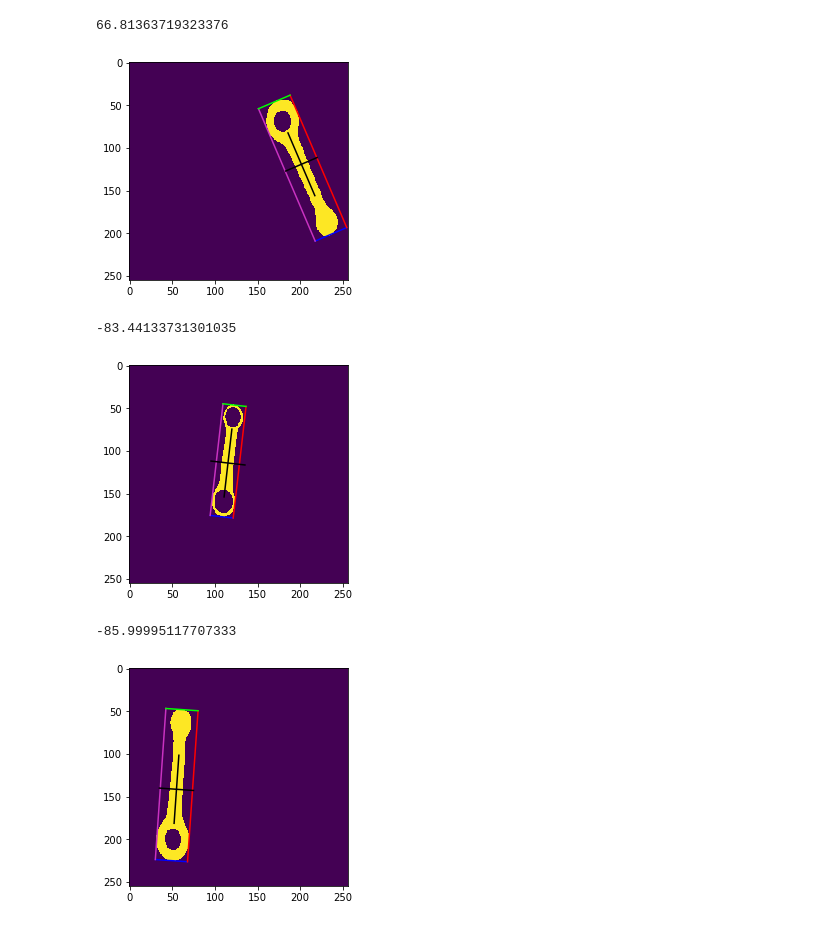
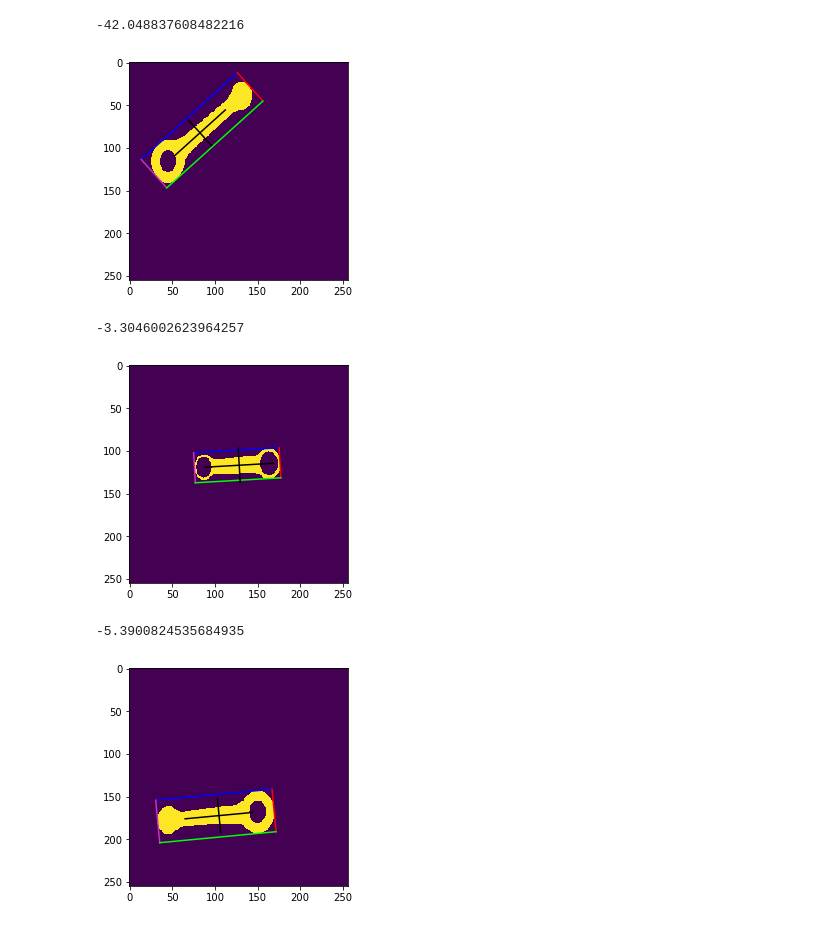
Before and after one commit to alomb/ComputerVisionAndImageProcessingProject, a Jupyter notebook: project/main.ipynb, the cells around one changed output. Drawn from its saved outputs; the diff is of its cells as text; code cells hidden in the pictures.

Commit message:
Fix some errors on contact point computation (centroid coordinates used to compute minor and major axes and order of execution). Computed length and width.

```diff
--- a/project/main.ipynb
+++ b/project/main.ipynb
@@ -15,7 +15,7 @@ task1_image_filenames = [
     "TESI31.BMP",
     "Tesi33.bmp"]
 # %%
-index = 1
+index = 2
 # %%
 image = cv2.imread("../data/" + task1_image_filenames[index], cv2.IMREAD_GRAYSCALE)
 plt.imshow(image)
@@ -100,24 +100,29 @@ def contact_points(data, major_equation, minor_equation):
     c2 = [0,0]
     c3 = [0,0]
     c4 = [0,0]
+
     for x in range(data.shape[0]):
         for y in range(data.shape[1]):
-            if data[x,y] != 0:
-                major_distance = (major_equation[0] * y + major_equation[1] * x + major_equation[2]) / math.sqrt(major_equation[0] ** 2 + major_equation[1] ** 2)
-                minor_distance = (minor_equation[0] * y + minor_equation[1] * x + minor_equation[2]) / math.sqrt(minor_equation[0] ** 2 + minor_equation[1] ** 2)
+            if data[x,y] == 255:
+                # distance from the major axis
+                major_distance = (major_equation[1] * x + major_equation[0] * y + major_equation[2]) / math.sqrt(major_equation[0] ** 2 + major_equation[1] ** 2)
+                # distance from the minor axis
+                minor_distance = (minor_equation[1] * x + minor_equation[0] * y + minor_equation[2]) / math.sqrt(minor_equation[0] ** 2 + minor_equation[1] ** 2)
 
+                if major_distance < min_major_distance:
+                    min_major_distance = major_distance
+                    c1 = [y, x]
                 if major_distance > max_major_distance:
                     max_major_distance = major_distance
                     c2 = [y, x]
-                if major_distance < min_major_distance:
-                    min_major_distance = major_distance
-                    c1 = [y, x]
+                if minor_distance < min_minor_distance:
+                    min_minor_distance = minor_distance
+                    c3 = [y, x]
                 if minor_distance > max_minor_distance:
                     max_minor_distance = minor_distance
                     c4 = [y, x]
-                if minor_distance < min_minor_distance:
-                    min_minor_distance = minor_distance
-                    c3 = [y, x]
+
+
 
     return c1, c2, c3, c4
 # %%
@@ -196,43 +201,47 @@ for label in labels:
 
         theta = 0.5 * math.atan2((2 * cov[0,1]), (cov[0,0] - cov[1,1]))
         #theta = math.atan2(beta, alpha)
         rods[-1]["angle"] = math.degrees(theta)
         print(math.degrees(theta))
 
-        major_equation = [alpha, -beta, beta * rods[-1]["centroid"][0] - alpha * rods[-1]["centroid"][1]]
-        minor_equation = [beta, alpha, -beta * rods[-1]["centroid"][1] - alpha * rods[-1]["centroid"][0]]
+        major_equation = [alpha, -beta, beta * rods[-1]["centroid"][1] - alpha * rods[-1]["centroid"][0]]
+        minor_equation = [beta, alpha, -beta * rods[-1]["centroid"][0] - alpha * rods[-1]["centroid"][1]]
 
         c1, c2, c3, c4 = contact_points(rod_image, major_equation, minor_equation)
 
-        v1 = line_intersection(c1, c3, alpha / beta, -beta / alpha)
-        v2 = line_intersection(c1, c4, alpha / beta, -beta / alpha)
-        v3 = line_intersection(c2, c3, alpha / beta, -beta / alpha)
-        v4 = line_intersection(c2, c4, alpha / beta, -beta / alpha)
+        v1 = line_intersection(c1, c3, -major_equation[0] / major_equation[1], -minor_equation[0] / minor_equation[1])
+        v2 = line_intersection(c2, c3, -major_equation[0] / major_equation[1], -minor_equation[0] / minor_equation[1])
+        v3 = line_intersection(c1, c4, -major_equation[0] / major_equation[1], -minor_equation[0] / minor_equation[1])
+        v4 = line_intersection(c2, c4, -major_equation[0] / major_equation[1], -minor_equation[0] / minor_equation[1])
+
+
+        rods[-1]["length"] = math.sqrt(((v1[0] - v2[0])**2) + ((v1[1] - v2[1])**2))
+        rods[-1]["width"] = math.sqrt(((v1[0] - v3[0])**2) + ((v1[1] - v3[1])**2))
 
         # Draw
         # MER
         plt.plot([v1[0], v2[0]], [v1[1], v2[1]], color="#0000ff") #blue
         plt.plot([v2[0], v4[0]], [v2[1], v4[1]], color="#ff0000") #red
         plt.plot([v3[0], v1[0]], [v3[1], v1[1]], color="#c932c1") #purple
         plt.plot([v4[0], v3[0]], [v4[1], v3[1]], color="#00ff00") #green
 
         # Major and minor axes
         scale = 20
         plt.plot([major_axes[0] * -scale * 2 + rods[-1]["centroid"][0], major_axes[0] * scale * 2 + rods[-1]["centroid"][0]],
                  [major_axes[1] * -scale * 2 + rods[-1]["centroid"][1], major_axes[1] * scale * 2 + rods[-1]["centroid"][1]], color='black')
         plt.plot([minor_axes[0] * -scale + rods[-1]["centroid"][0], minor_axes[0] * scale + rods[-1]["centroid"][0]],
                  [minor_axes[1] * -scale + rods[-1]["centroid"][1], minor_axes[1] * scale + rods[-1]["centroid"][1]], color='black')
         plt.imshow(rod_image)
         plt.show()
 
 
 plt.show()
 rods
 # %% [output]
-66.81363719323376
+-42.048837608482216
-[figure, old version]
+[figure, new version]
--83.44133731301035
+-3.3046002623964257
-[figure, old version]
+[figure, new version]
--85.99995117707333
+-5.3900824535684935
-[figure, old version]
+[figure, new version]
 [{'index': 1,
```
Also changed, not shown: parts of 3 cells of this notebook.
